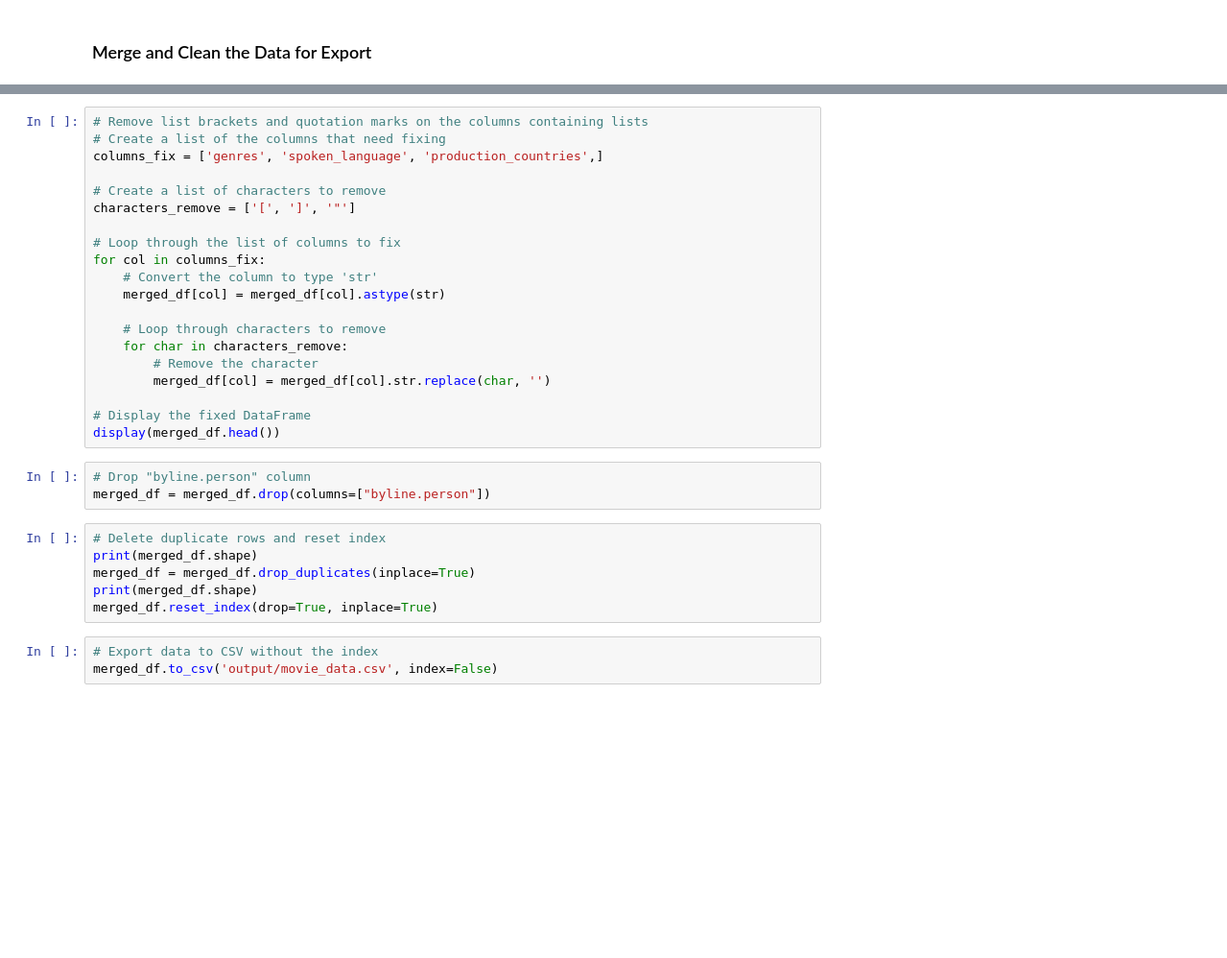
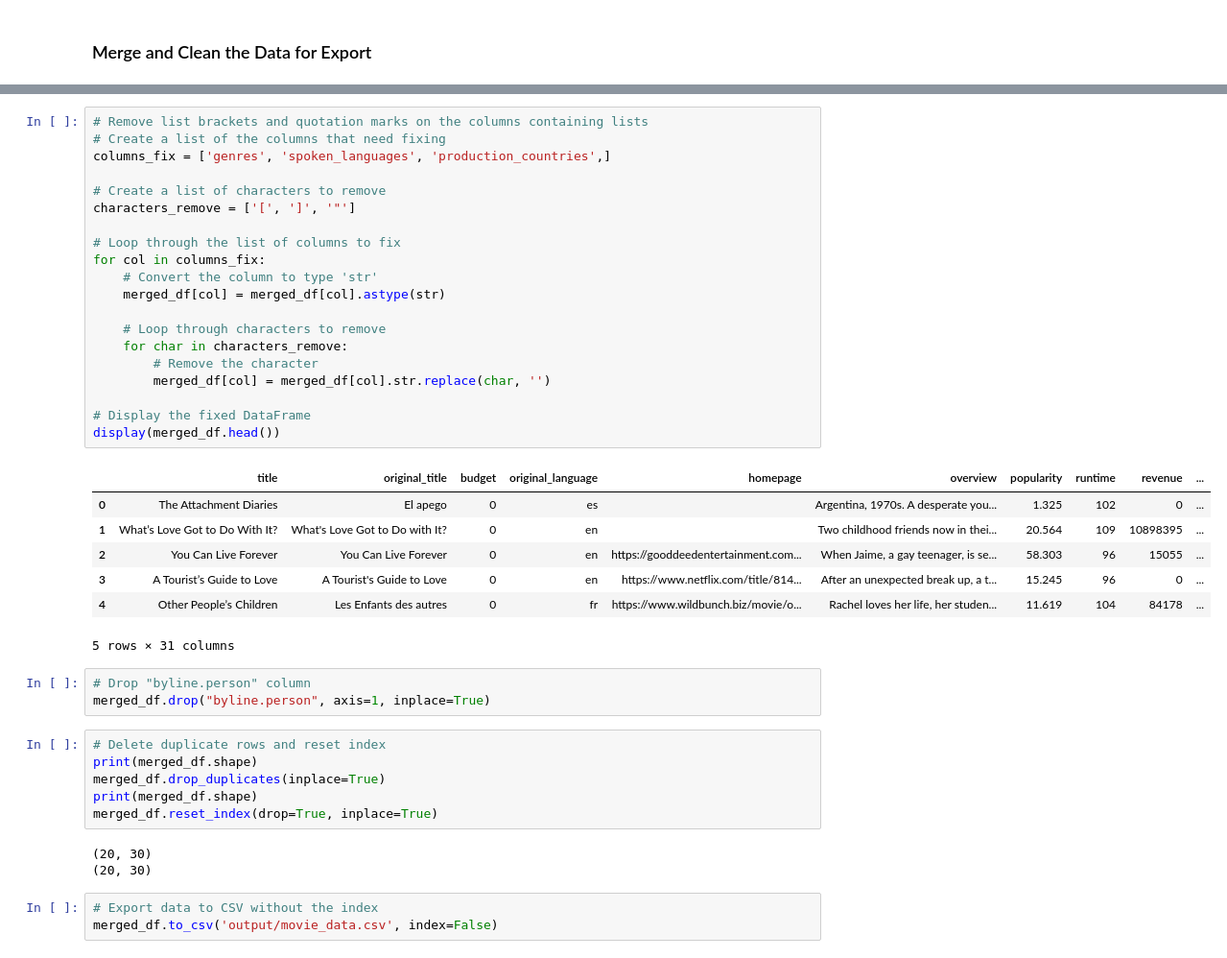
Before and after one commit to silas-ph/data-sourcing-challenge, a Jupyter notebook: retrieve_movie_data.ipynb, the cells around one changed output, grey strips where cells are left out. Shown: that part at 96% size. Saved outputs shown, nothing was run; the diff lists cells and outputs as text; blank space fills up the shorter version.

```diff
--- a/retrieve_movie_data.ipynb
+++ b/retrieve_movie_data.ipynb
@@ -206,32 +276,43 @@ merged_df = pd.merge(tmdb_movies_df, reviews_df, on="title")
 # %%
 # Remove list brackets and quotation marks on the columns containing lists
 # Create a list of the columns that need fixing
-columns_fix = ['genres', 'spoken_language', 'production_countries',]
+columns_fix = ['genres', 'spoken_languages', 'production_countries',]
 
 # Create a list of characters to remove
 characters_remove = ['[', ']', '"']
 
 # Loop through the list of columns to fix
 for col in columns_fix:
     # Convert the column to type 'str'
     merged_df[col] = merged_df[col].astype(str)
 
     # Loop through characters to remove
     for char in characters_remove:
         # Remove the character
         merged_df[col] = merged_df[col].str.replace(char, '')
 
 # Display the fixed DataFrame
 display(merged_df.head())
+# %% [output]
+|  | title | original_title | budget | original_language | homepage | overview | popularity | runtime | revenue | ... |
+| 0 | The Attachment Diaries | El apego | 0 | es |  | Argentina, 1970s. A desperate you... | 1.325 | 102 | 0 | ... |
+| 1 | What’s Love Got to Do With It? | What's Love Got to Do with It? | 0 | en |  | Two childhood friends now in thei... | 20.564 | 109 | 10898395 | ... |
+| 2 | You Can Live Forever | You Can Live Forever | 0 | en | https://gooddeedentertainment.com... | When Jaime, a gay teenager, is se... | 58.303 | 96 | 15055 | ... |
+| 3 | A Tourist’s Guide to Love | A Tourist's Guide to Love | 0 | en | https://www.netflix.com/title/814... | After an unexpected break up, a t... | 15.245 | 96 | 0 | ... |
+| 4 | Other People’s Children | Les Enfants des autres | 0 | fr | https://www.wildbunch.biz/movie/o... | Rachel loves her life, her studen... | 11.619 | 104 | 84178 | ... |
+5 rows × 31 columns
 # %%
 # Drop "byline.person" column
-merged_df = merged_df.drop(columns=["byline.person"])
+merged_df.drop("byline.person", axis=1, inplace=True)
 # %%
 # Delete duplicate rows and reset index
 print(merged_df.shape)
-merged_df = merged_df.drop_duplicates(inplace=True)
+merged_df.drop_duplicates(inplace=True)
 print(merged_df.shape)
 merged_df.reset_index(drop=True, inplace=True)
+# %% [output]
+(20, 30)
+(20, 30)
 # %%
 # Export data to CSV without the index
 merged_df.to_csv('output/movie_data.csv', index=False)
```
Also changed, not shown: parts of 9 cells of this notebook, 2 other files.
